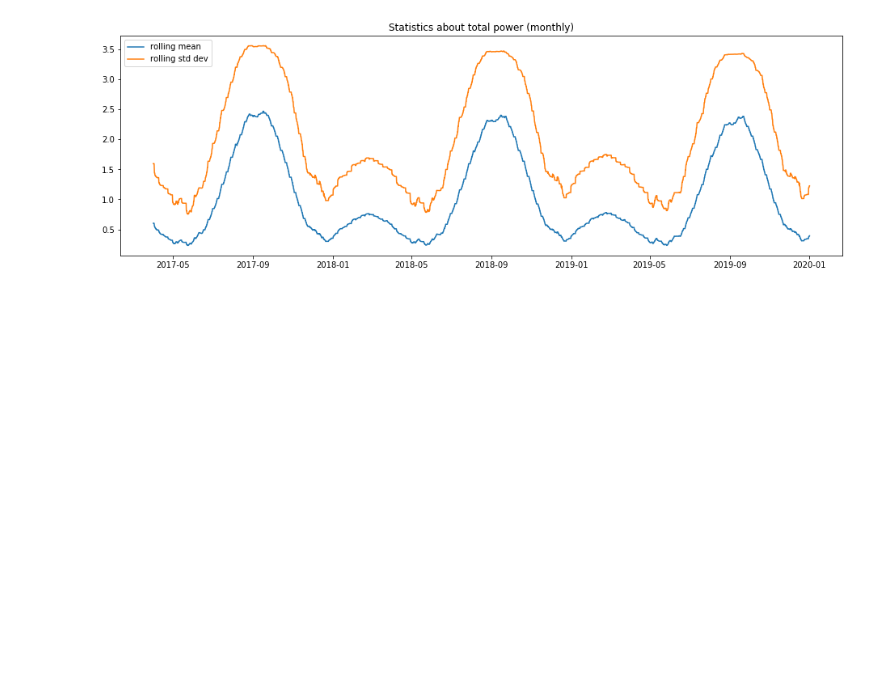
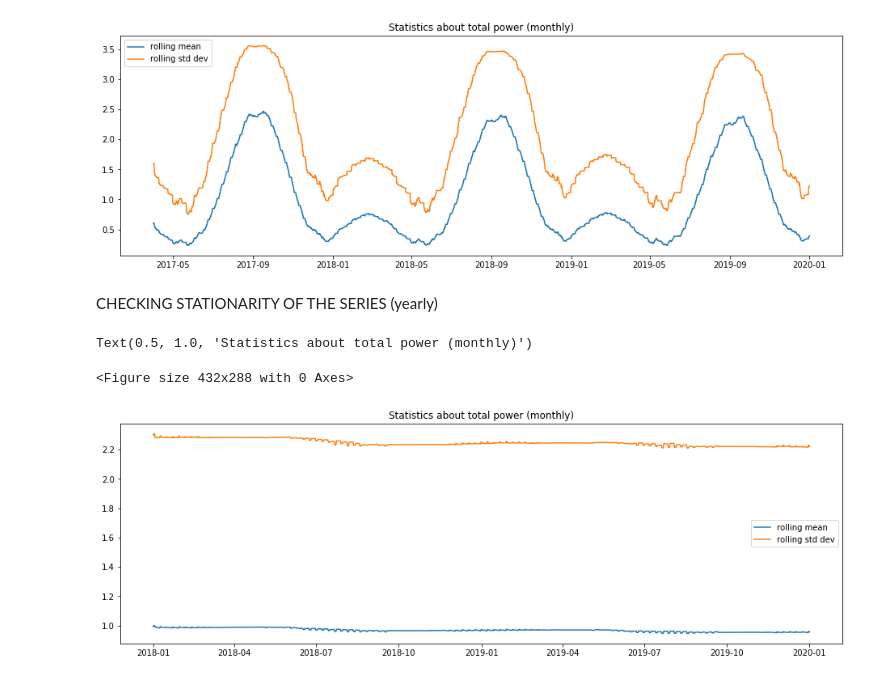
Before and after one commit to adimrasoul/ICT-building-design, a Jupyter notebook: 5- preProcessing of Arima.ipynb, the cells around one changed output. Saved outputs shown, nothing was run; the diff lists cells and outputs as text; code cells hidden in the pictures; blank space fills up the shorter version.

```diff
--- a/5- preProcessing of Arima.ipynb
+++ b/5- preProcessing of Arima.ipynb
@@ -97,3 +97,18 @@ plt.title('Statistics about total power (monthly)')
 Text(0.5, 1.0, 'Statistics about total power (monthly)')
 <Figure size 432x288 with 0 Axes>
 [figure]
+# %% [markdown]
+CHECKING STATIONARITY OF THE SERIES (yearly)
+# %%
+m = data['total_power'].rolling(window = 24*365).mean()
+std = data['total_power'].rolling(window = 24*365).std()
+plt.figure()
+fig, ax = plt.subplots( 1, 1, figsize=(16,5) )
+plt.plot(m, label='rolling mean')
+plt.plot(std, label='rolling std dev')
+plt.legend()
+plt.title('Statistics about total power (monthly)')
+# %% [output]
+Text(0.5, 1.0, 'Statistics about total power (monthly)')
+<Figure size 432x288 with 0 Axes>
+[figure, added]
```
Also changed, not shown: 5 other files.
